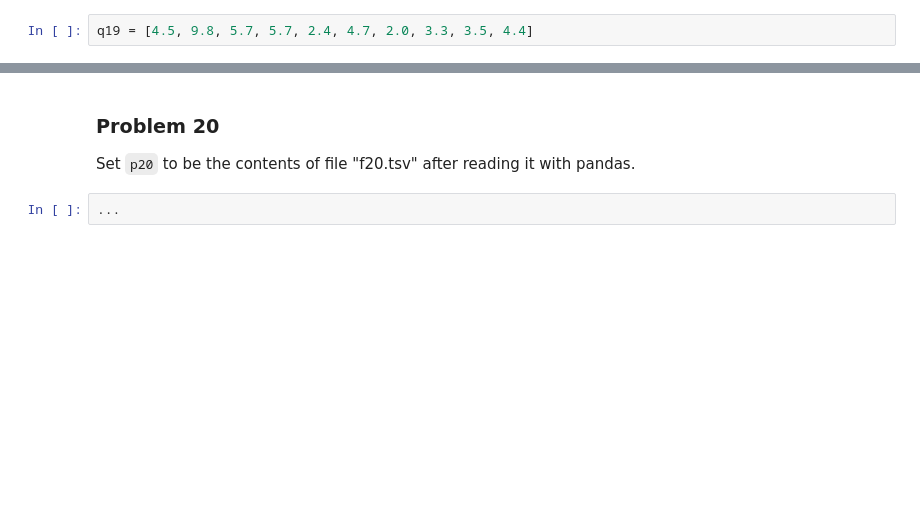
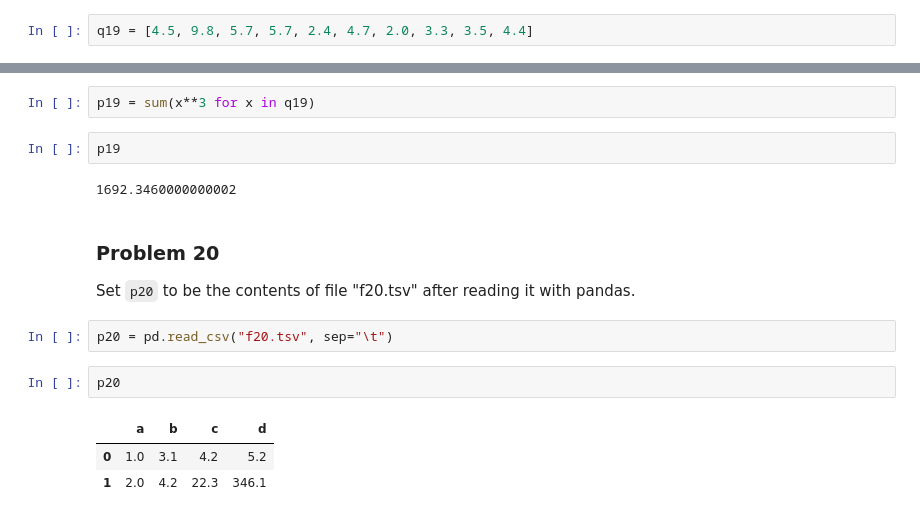
Before and after one commit to pabloapcv/dx601-homework-01, a Jupyter notebook: homework.ipynb, the cells around one changed output, grey strips where cells are left out. Saved outputs shown, nothing was run; the diff lists cells and outputs as text; blank space fills up the shorter version.

```diff
--- a/homework.ipynb
+++ b/homework.ipynb
@@ -367,6 +451,18 @@ q19 = [4.5, 9.8, 5.7, 5.7, 2.4, 4.7, 2.0, 3.3, 3.5, 4.4]
+# %%
+p19 = sum(x**3 for x in q19)
+# %%
+p19
+# %% [output]
+1692.3460000000002
 # %% [markdown]
 ### Problem 20
 
 Set `p20` to be the contents of file "f20.tsv" after reading it with pandas.
-# %%
-...
+# %%
+p20 = pd.read_csv("f20.tsv", sep="\t")
+# %%
+p20
+# %% [output]
+|  | a | b | c | d |
+| 0 | 1.0 | 3.1 | 4.2 | 5.2 |
+| 1 | 2.0 | 4.2 | 22.3 | 346.1 |
```
Also changed, not shown: parts of 38 cells of this notebook.
